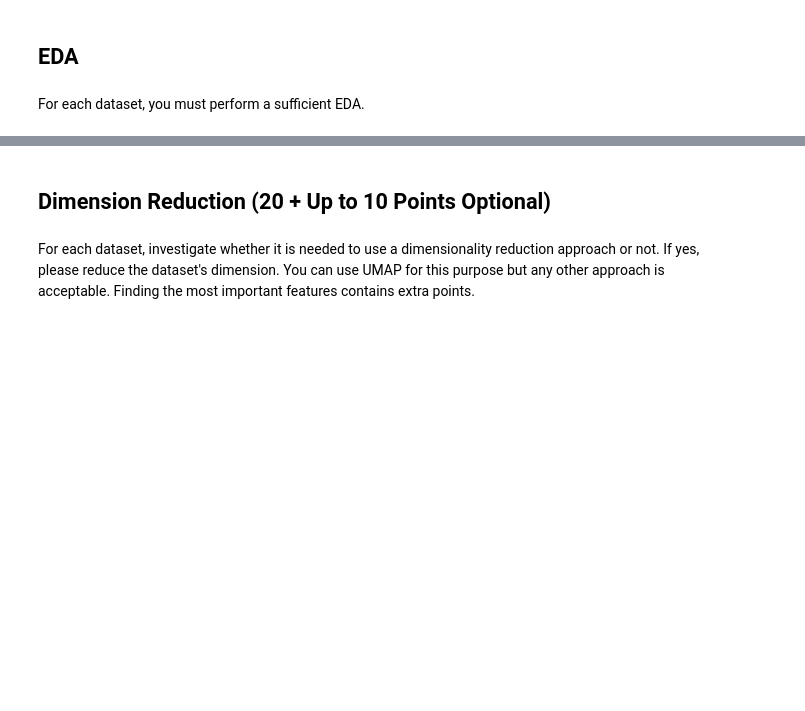
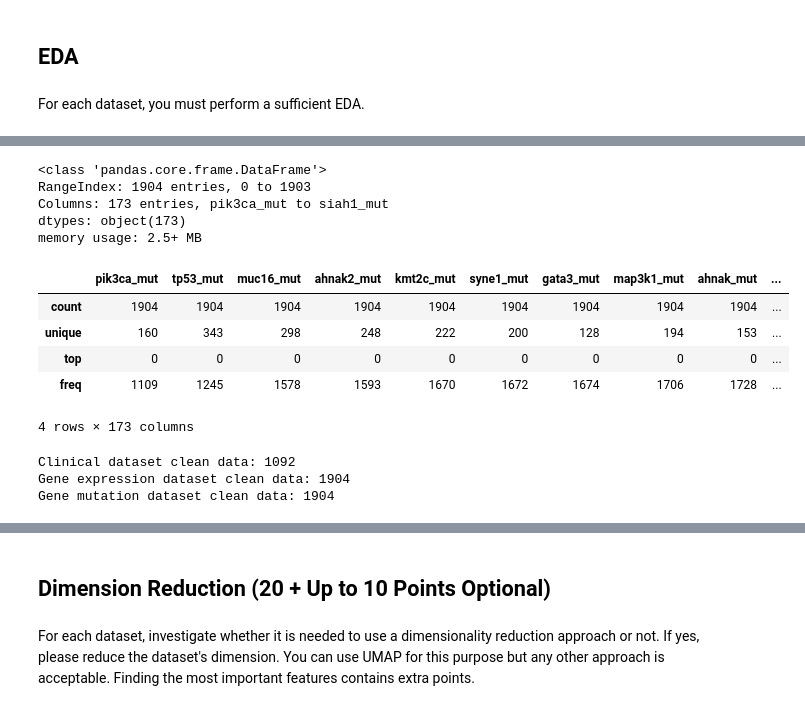
Before and after one commit to soligits/ml-final-project, a Jupyter notebook: ML_Project.ipynb, the cells around one changed output, grey strips where cells are left out. Drawn from its saved outputs; the diff is of its cells as text; code cells hidden in the pictures; blank space fills up the shorter version.

```diff
--- a/ML_Project.ipynb
+++ b/ML_Project.ipynb
@@ -87,0 +139,29 @@ For each dataset, you must perform a sufficient EDA.
+# %%
+gene_mut_dataset.info()
+# %% [output]
+<class 'pandas.core.frame.DataFrame'>
+RangeIndex: 1904 entries, 0 to 1903
+Columns: 173 entries, pik3ca_mut to siah1_mut
+dtypes: object(173)
+memory usage: 2.5+ MB
+# %%
+gene_mut_dataset.describe()
+# %% [output]
+|  | pik3ca_mut | tp53_mut | muc16_mut | ahnak2_mut | kmt2c_mut | syne1_mut | gata3_mut | map3k1_mut | ahnak_mut | ... |
+| count | 1904 | 1904 | 1904 | 1904 | 1904 | 1904 | 1904 | 1904 | 1904 | ... |
+| unique | 160 | 343 | 298 | 248 | 222 | 200 | 128 | 194 | 153 | ... |
+| top | 0 | 0 | 0 | 0 | 0 | 0 | 0 | 0 | 0 | ... |
+| freq | 1109 | 1245 | 1578 | 1593 | 1670 | 1672 | 1674 | 1706 | 1728 | ... |
+4 rows × 173 columns
+# %%
+# clean data means data with no NaN value in any column
+def clean_stats(ds):
+    return '''clean data: {0}'''.format(ds.shape[0] - ds.isnull().any(axis=1).sum())
+
+print(f'Clinical dataset {clean_stats(clinical_dataset)}')
+print(f'Gene expression dataset {clean_stats(gene_expr_dataset)}')
+print(f'Gene mutation dataset {clean_stats(gene_mut_dataset)}')
+# %% [output]
+Clinical dataset clean data: 1092
+Gene expression dataset clean data: 1904
+Gene mutation dataset clean data: 1904
```
Also changed, not shown: parts of 5 cells of this notebook.
